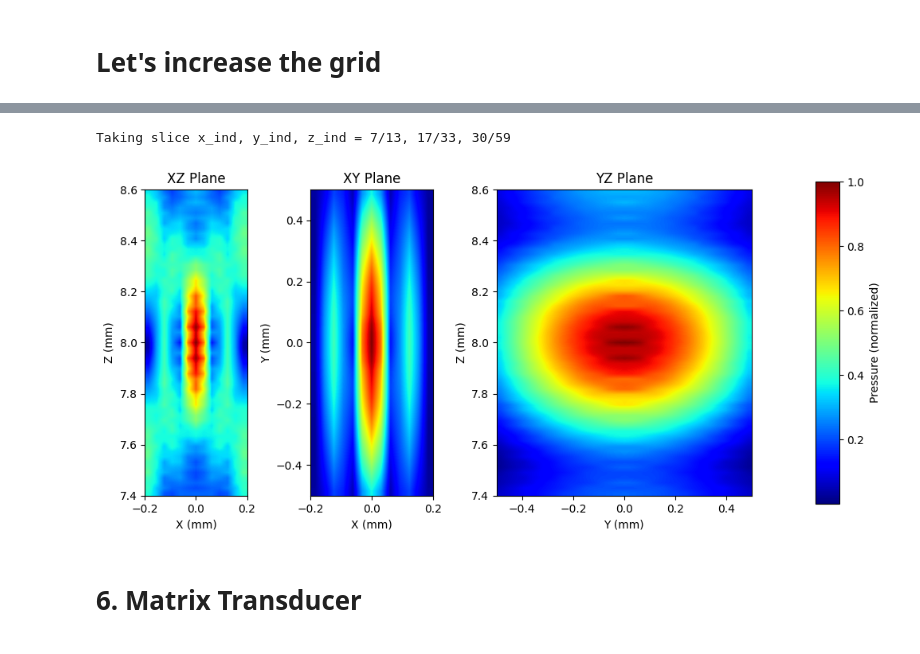
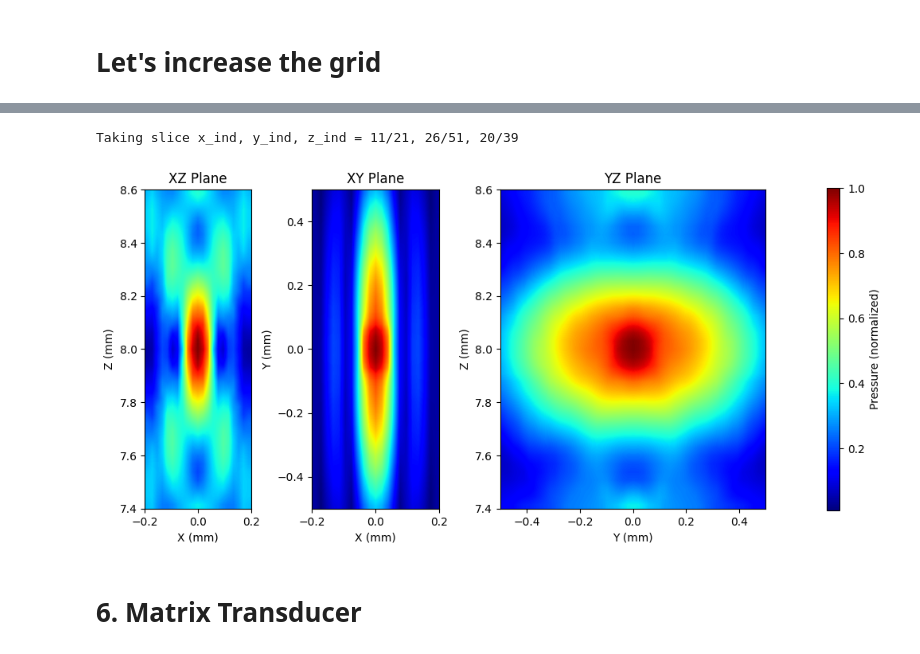
Before and after one commit to EstebanRivera08/eSDIva, a Jupyter notebook: notebook/PyFieldTest.ipynb, the cells around one changed output, grey strips where cells are left out. Saved outputs shown, nothing was run; the diff lists cells and outputs as text; code cells hidden in the pictures.

```diff
--- a/notebook/PyFieldTest.ipynb
+++ b/notebook/PyFieldTest.ipynb
@@ -489,12 +492,12 @@ start_time: 5.177537148677943e-06
 # %% [markdown]
 ### 3.1.3. Apodzation and delay-law
 # %%
-field_point = np.array([1, 0, 8])  # mm
+field_point = np.array([0, 0, 8])  # mm
 focus_mm =  np.array([0, 0, 8])  # mm
 delays = np.linalg.norm(tx.element_centers - focus_mm*1e-3, axis=1) / c
 delays = delays.min()- delays  # time delays for focusing
 tx.set_delays(delays)
-# tx.set_apodization(np.hanning(n_elements))
+tx.set_apodization(np.hanning(n_elements))
 # %%
 fig, ax = plot_apodization_and_delays(tx)
 # %% [output]
@@ -787,7 +786,7 @@ from tqdm import tqdm
 from numba import njit, prange
 
 @njit
-def compute_patch_sir(wx, wy, xp, yp, l, c0, apod, delay, sampling_rate_Hz=100e6, lambda_mm):
+def compute_patch_sir(wx, wy, xp, yp, l, c0, apod, delay, sampling_rate_Hz, lambda_mm):
     # Common sampling rate is 100 MHz
     # Then minimum time step is 0.01 us,
     epsilon = 1/(2*sampling_rate_Hz) # 1 ns
@@ -804,12 +803,8 @@ def compute_patch_sir(wx, wy, xp, yp, l, c0, apod, delay, sampling_rate_Hz=100e6
     if not (t1 <= t2 <= t3 <= t4):
         raise ValueError("Invalid time sequence in patch SIR")
 
-    width_trapezoid = ((t2 - t1) + (t4 - t3)) * 0.5 + (t3 - t2)
     # avoid division by zero
-    if width_trapezoid < epsilon:
-        width_trapezoid = epsilon
-    # overstimate if point is too close to the patch
-    smallest_dimension = min(wx, wy)
+    width_trapezoid = ((t2 - t1) + (t4 - t3)) * 0.5 + (t3 - t2) if (t4-t1) > epsilon else epsilon
 
     # trapezoid area
     h_max = area * apod / (width_trapezoid)
@@ -817,18 +812,16 @@ def compute_patch_sir(wx, wy, xp, yp, l, c0, apod, delay, sampling_rate_Hz=100e6
 
 @njit(parallel=True)
 def compute_all_events(P, M, pts, centers, wx, wy, c, apods, delays, events, sampling_rate_Hz, lambda_mm):
-    epsilon = 1e-9 # 1 nm
     for p in prange(P):
         for i in range(M):
             dx = pts[p,0] - centers[i,0]
             dy = pts[p,1] - centers[i,1]
             dz = pts[p,2] - centers[i,2]
             dist = (dx*dx + dy*dy + dz*dz)**0.5
-            if dist < epsilon:
-                print(f"Warning: Point {p} is too close to patch {i}.")
 
-            xp, yp = dx/(dist+ epsilon), dy/(dist)
-            t1, t2, t3, t4, h_max = compute_patch_sir(wx, wy, xp, yp, dist, c, apods[i], delays[i], sampling_rate_Hz, lambda_mm)
+            xp, yp = dx/(dist), dy/(dist)
+            t1, t2, t3, t4, h_max = compute_patch_sir(wx, wy, xp, yp, dist, c,
+                                                      apods[i], delays[i], sampling_rate_Hz, lambda_mm)
             events[p,i,0] = t1
             events[p,i,1] = t2
             events[p,i,2] = t3
@@ -891,20 +884,21 @@ class PyField:
         self.wx = el_w
         self.wy = el_h
 
-    def show_transducer(self, kwargs= None):
+    def show_transducer(self, notebook = True, show_edges=True):
         """
         Visualize the transducer surface mesh and apodization with PyVista.
         """
         mesh = self.tx.get_mesh()
-        plotter = pv.Plotter()
+        plotter = pv.Plotter(notebook=notebook)
         plotter.add_mesh(
             mesh,  # Convert to mm for visualization
             scalars='Apodization',
-            cmap='viridis',
+            cmap='cool',
+            clim=[0, 1],
             show_scalar_bar=True,
             scalar_bar_args={'title':'Apodization', 'vertical': True},
             opacity=1.0,
-            show_edges=True,
+            show_edges=show_edges,
         )
         plotter.add_axes()
         plotter.show_grid(font_size = 10, xtitle = "X (mm)", ytitle = "Y (mm)", ztitle = "Z (mm)", show_zlabels=False)
@@ -920,7 +914,7 @@ class PyField:
         events = np.zeros((P, M, 5), dtype=np.float32)
         tqdm.write("Computing all patch events...")
         compute_all_events(P, M, pts, self.centers, self.wx, self.wy,
-                           self.c, self.apods, self.delays, events, self.fs)
+                           self.c, self.apods, self.delays, events, self.fs, self.lambda_mm)
         # build global time vector from real event times
         all_times = np.unique(events[:,:,0:4].ravel())
         all_times.sort()
@@ -999,9 +989,9 @@ simulation_struct = {
     "x_extent" : [-0.2e-3, 0.2e-3],
     "y_extent" : [-0.5e-3, 0.5e-3],
     "z_extent" : [7.4e-3, 8.6e-3],
-    "dx" : 0.3e-4,
-    "dy" : 0.3e-4,
-    "dz" : 0.2e-4,
+    "dx" : 0.2e-4,
+    "dy" : 0.2e-4,
+    "dz" : 0.3e-4,
 }
 
 x, y, z, grid_points = create_simulation_grid(simulation_struct)
@@ -1022,9 +1012,9 @@ Reshaped h shape: (256, 13, 33, 59)
 Frequency searched: 12500000.0 Hz, Closest found: 12549019.607843136 Hz
 # %%
-plot_field_planes(pressure_field, x, y, z)
+plot_field_planes(pressure_field, x, y, z, interpolation='bilinear')
 # %% [output]
-Taking slice x_ind, y_ind, z_ind = 7/13, 17/33, 30/59
+Taking slice x_ind, y_ind, z_ind = 11/21, 26/51, 20/39
-[figure, old version]
+[figure, new version]
 # %%
 plot_pressure_field(pressure_field, x, y, z)
 # %% [markdown]
```
Also changed, not shown: parts of 29 cells of this notebook, 1 other file.
